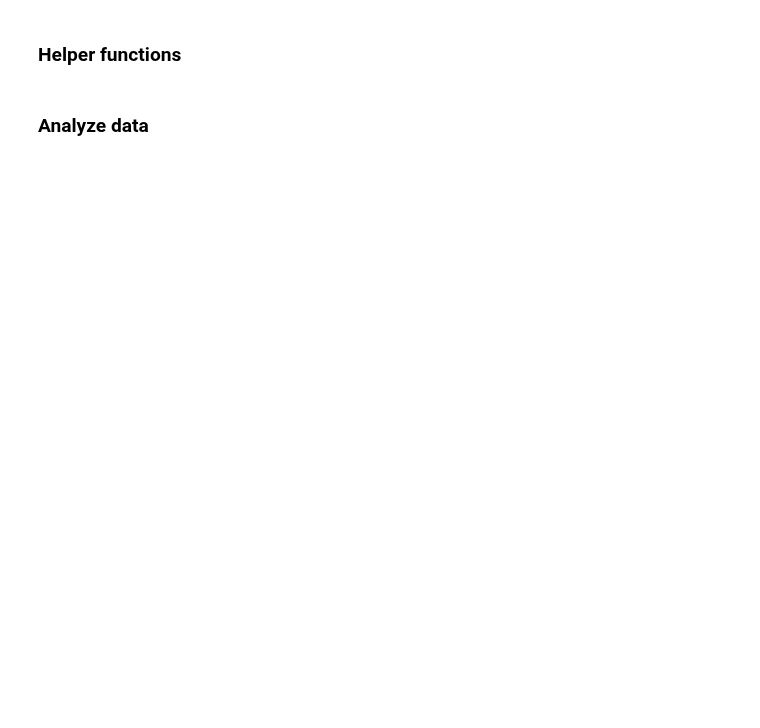
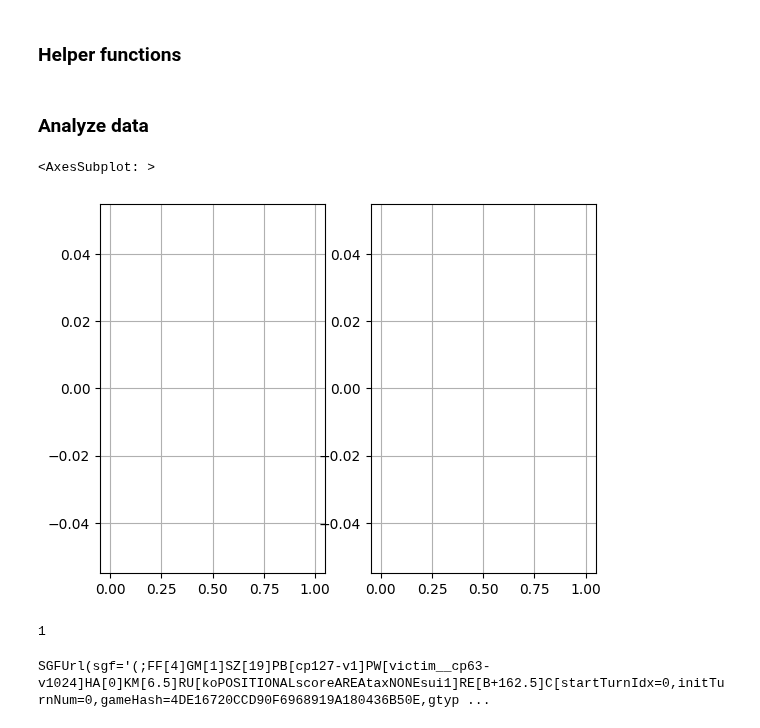
Before and after one commit to AlignmentResearch/go_attack, a Jupyter notebook: notebooks/match-explorer.ipynb, the cells around one changed output. Cells and saved outputs as stored; diff of their text form; code cells hidden in the pictures; blank space fills up the shorter version.

```diff
--- a/notebooks/match-explorer.ipynb
+++ b/notebooks/match-explorer.ipynb
@@ -20,6 +21,5 @@ MATCH_DIR = "../tests/testdata/visits-truncated/"
 # MATCH_DIR = "/nas/ucb/tony/go-attack/matches/visit-exp3"
 
 sgf_paths = game_info.find_sgf_files(MATCH_DIR)
-raw_sgf_strs = game_info.read_and_concat_all_files(sgf_paths)
-
-len(raw_sgf_strs)
+parsed_games = game_info.read_and_parse_all_files(sgf_paths, fast_parse=False)
+len(parsed_games)
@@ -34,6 +30,6 @@ game_infos: List[game_info.GameInfo] = process_map(
 # %%
 %%time
-df = pd.DataFrame([gi.to_dict() for gi in game_infos])
+df = pd.DataFrame(parsed_games)
 print("gtypes:", df.gtype.unique())
 print("Number of cleanup games:", (df.gtype == "cleanuptraining").sum())
 
@@ -69,12 +77,22 @@ class SGFUrl:
 ### Analyze data
 # %%
 plt.subplot(1, 2, 1)
-df[(df.b_name == "cp127-v1") & (df.w_name == "cp63-v1024")].win_color.hist()
+df[(df.b_name == "cp127-v1__victim") & (df.w_name == "cp63-v1024")].win_color.hist()
 
 plt.subplot(1, 2, 2)
-df[(df.w_name == "cp127-v1") & (df.b_name == "cp63-v1024")].win_color.hist()
+df[(df.w_name == "cp127-v1__victim") & (df.b_name == "cp63-v1024")].win_color.hist()
+# %% [output]
+<AxesSubplot: >
+[figure, added]
 # %%
-cur_df = df[(df.win_name == "cp63-v1024") & (df.lose_name == "cp127-v1")]
+cur_df = df[df.adv_win == False]
 len(cur_df)
+# %% [output]
+1
 # %%
-SGFUrl(sgf=cur_df.sgf_str.iloc[0], text="cp63-v1024 beats cp127-v1 (game2)")
+sgf_path = cur_df.sgf_path.iloc[0]
+sgf_line = cur_df.sgf_line.iloc[0]
+sgf_str = game_info.get_game_str(pathlib.Path(sgf_path), sgf_line)
+SGFUrl(sgf=sgf_str, text="cp63-v1024 beats cp127-v1 (game2)")
+# %% [output]
+SGFUrl(sgf='(;FF[4]GM[1]SZ[19]PB[cp127-v1]PW[victim__cp63-v1024]HA[0]KM[6.5]RU[koPOSITIONALscoreAREAtaxNONEsui1]RE[B+162.5]C[startTurnIdx=0,initTurnNum=0,gameHash=4DE16720CCD90F6968919A180436B50E,gtyp ...
```
Also changed, not shown: parts of 5 cells of this notebook, 6 other files.
